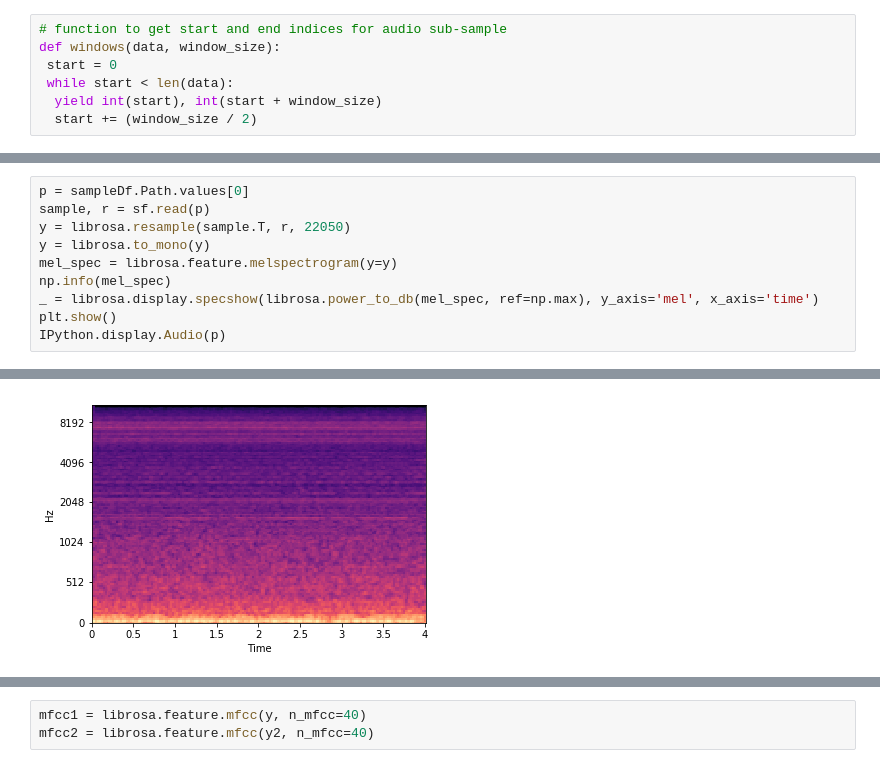
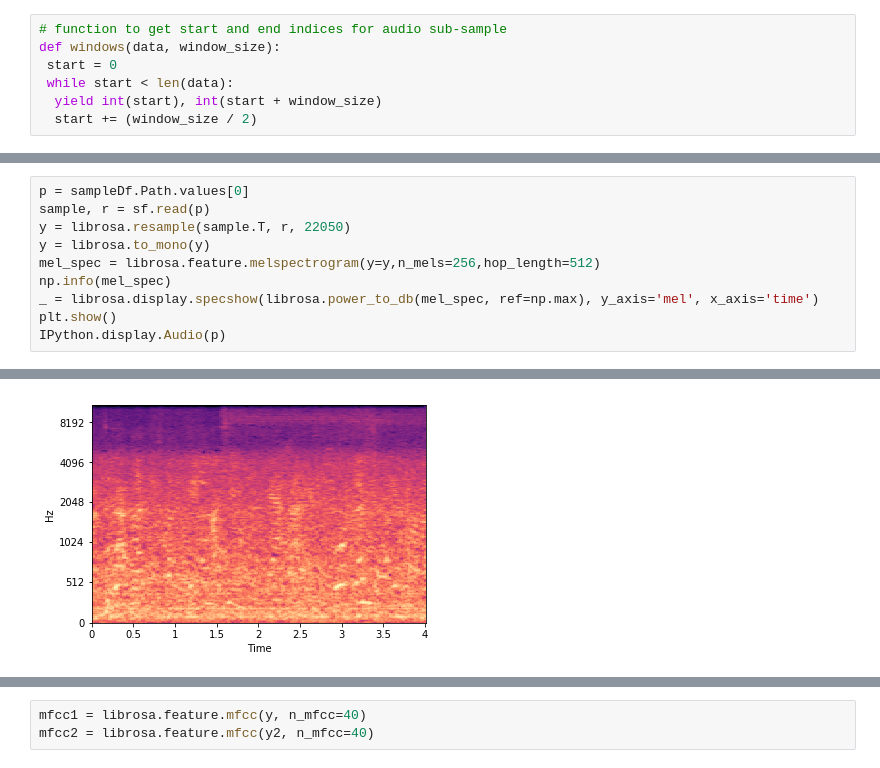
Before and after one commit to v2msLabs/ML1020-Course-Project, a Jupyter notebook: src/approach1.ipynb, the cells around one changed output, grey strips where cells are left out. Cells and saved outputs as stored; diff of their text form.

```diff
--- a/src/approach1.ipynb
+++ b/src/approach1.ipynb
@@ -107,7 +82,7 @@ p = sampleDf.Path.values[0]
 sample, r = sf.read(p)
 y = librosa.resample(sample.T, r, 22050)
 y = librosa.to_mono(y)
-mel_spec = librosa.feature.melspectrogram(y=y)
+mel_spec = librosa.feature.melspectrogram(y=y,n_mels=256,hop_length=512)
 np.info(mel_spec)
 _ = librosa.display.specshow(librosa.power_to_db(mel_spec, ref=np.max), y_axis='mel', x_axis='time')
 plt.show()
@@ -124,5 +99,5 @@ data pointer: 0x2584bc81b60
 byteorder:  little
 byteswap:  False
 type: float64
-[figure, old version]
+[figure, new version]
 [interactive output not drawn]
```
Also changed, not shown: parts of 26 cells of this notebook, 1 other file.
